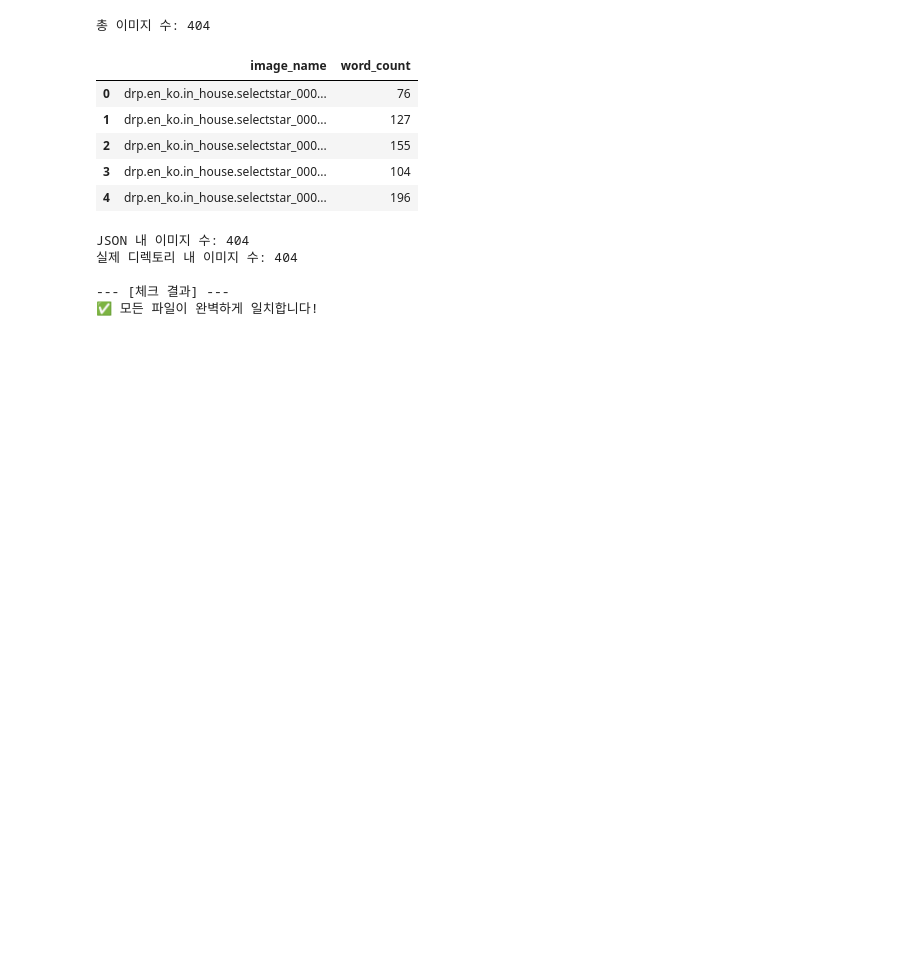
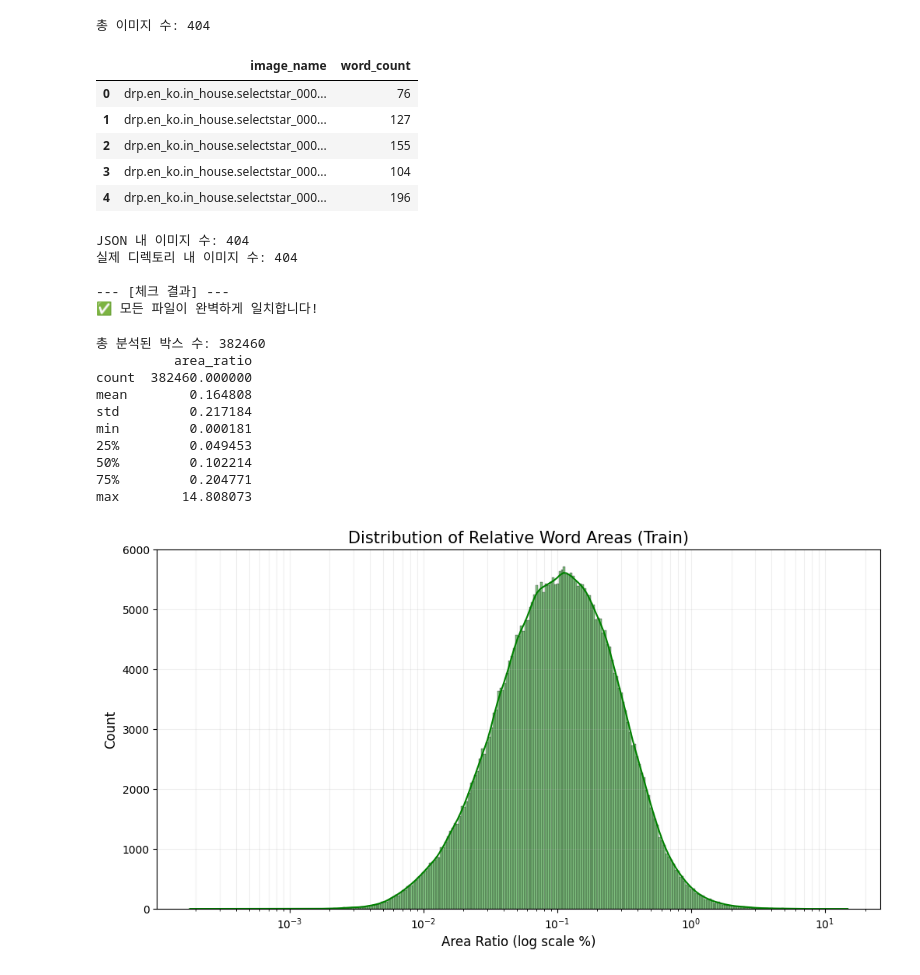
Before and after one commit to karmakaryx/ocr-receipt-text-detection, a Jupyter notebook: code/eda.ipynb, the cells around one changed output. Saved outputs shown, nothing was run; the diff lists cells and outputs as text; code cells hidden in the pictures; blank space fills up the shorter version.

```diff
--- a/code/eda.ipynb
+++ b/code/eda.ipynb
@@ -168,3 +171,67 @@ JSON 내 이미지 수: 404
 
 --- [체크 결과] ---
 ✅ 모든 파일이 완벽하게 일치합니다!
+# %%
+# 박스 크기 분포 (train)
+def calculate_box_area(points):
+    x = [p[0] for p in points]
+    y = [p[1] for p in points]
+    return 0.5 * np.abs(np.dot(x, np.roll(y, 1)) - np.dot(y, np.roll(x, 1)))
+
+area_ratios = []
+
+for img_name, content in tqdm(train_images.items(), desc="Analyzing Areas"):
+    img_path = os.path.join(train_dir, img_name)
+
+    if not os.path.exists(img_path):
+        continue
+
+    try:
+        # 실제 이미지 파일을 열어서 정확한 width, height 획득
+        with Image.open(img_path) as img:
+            img_w, img_h = img.size
+
+        img_total_area = img_w * img_h
+        if img_total_area == 0: continue
+
+        words = content.get('words', {})
+        for word_id, word_info in words.items():
+            points = word_info.get('points', [])
+
+            if len(points) >= 4:
+                box_area = calculate_box_area(points)
+
+                # min: 0.000000은 좌표가 찍혀있지만 면적이 없는(점이나 선 형태) 박스들이 존재한다는 의미!
+                # 유효한 면적(0보다 큰 경우)만 리스트에 추가
+                if box_area > 0:
+                    # 이미지 실제 면적 대비 박스 면적 비율 (%)
+                    ratio = (box_area / img_total_area) * 100
+                    if np.isfinite(ratio):
+                        area_ratios.append(ratio)
+
+    except Exception as e:
+        print(f"Error at {img_name}: {e}")
+
+area_df = pd.DataFrame(area_ratios, columns=['area_ratio'])
+print(f"\n총 분석된 박스 수: {len(area_df)}")
+print(area_df.describe())
+
+plt.figure(figsize=(12, 6))
+sns.histplot(area_df['area_ratio'], kde=True, color='green', log_scale=(True, False))
+plt.title('Distribution of Relative Word Areas (Train)', fontsize=15)
+plt.xlabel('Area Ratio (log scale %)', fontsize=12)
+plt.ylabel('Count', fontsize=12)
+plt.grid(True, which="both", ls="-", alpha=0.2)
+plt.show()
+# %% [output]
+총 분석된 박스 수: 382460
+          area_ratio
+count  382460.000000
+mean        0.164808
+std         0.217184
+min         0.000181
+25%         0.049453
+50%         0.102214
+75%         0.204771
+max        14.808073
+[figure, added]
```
Also changed, not shown: parts of 7 cells of this notebook.
